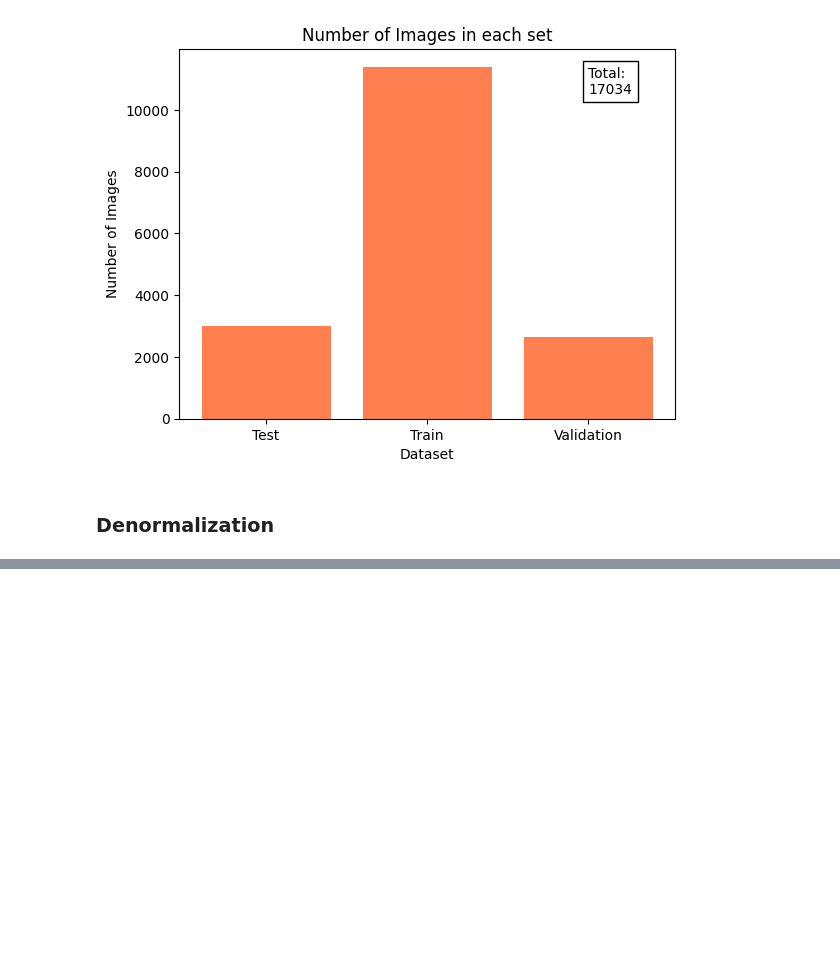
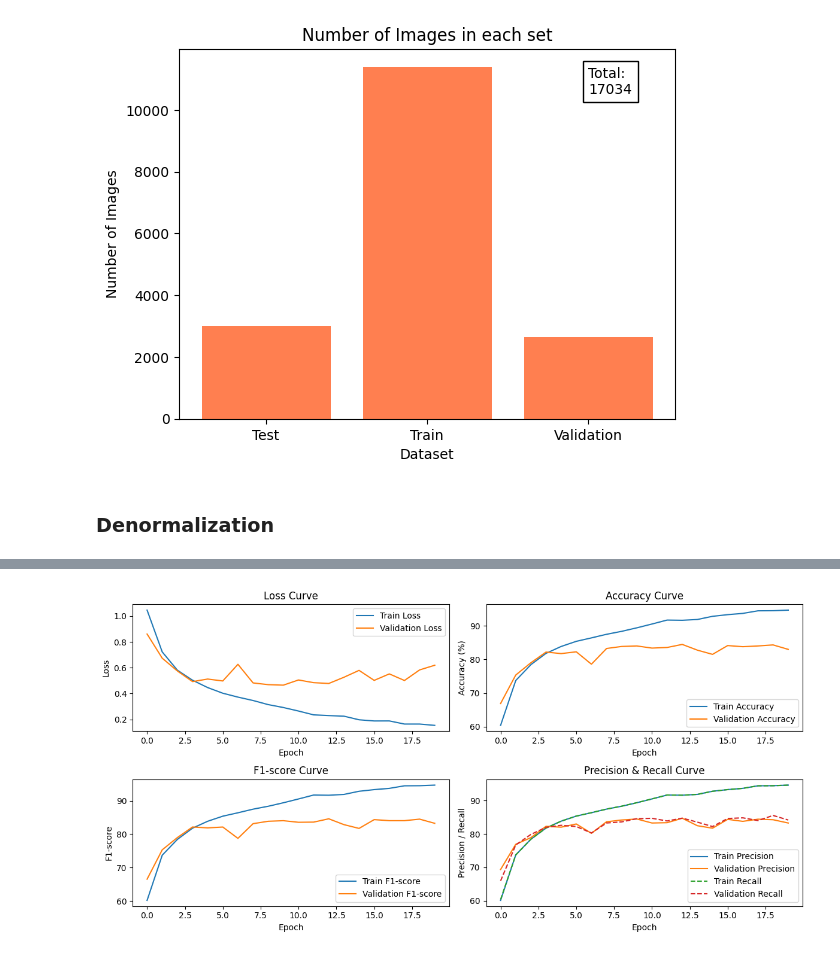
Before and after one commit to yuliastoliaruk/Computer_Vision_NaUKMA, a Jupyter notebook: intel_image_classification.ipynb, the cells around one changed output, grey strips where cells are left out. Cells and saved outputs as stored; diff of their text form; code cells hidden in the pictures; blank space fills up the shorter version.

```diff
--- a/intel_image_classification.ipynb
+++ b/intel_image_classification.ipynb
@@ -197,0 +342,46 @@ plt.show()
+# %%
+def plot_metrics(train_metrics, val_metrics):
+
+
+    plt.figure(figsize=(12, 6))
+
+    plt.subplot(2, 2, 1)
+    plt.plot(train_metrics['losses'], label='Train Loss')
+    plt.plot(val_metrics['losses'], label='Validation Loss')
+    plt.xlabel('Epoch')
+    plt.ylabel('Loss')
+    plt.title('Loss Curve')
+    plt.legend()
+
+    plt.subplot(2, 2, 2)
+    plt.plot(train_metrics['accuracies'], label='Train Accuracy')
+    plt.plot(val_metrics['accuracies'], label='Validation Accuracy')
+    plt.xlabel('Epoch')
+    plt.ylabel('Accuracy (%)')
+    plt.title('Accuracy Curve')
+    plt.legend()
+
+    plt.subplot(2, 2, 3)
+    plt.plot(train_metrics['f1_scores'], label='Train F1-score')
+    plt.plot(val_metrics['f1_scores'], label='Validation F1-score')
+    plt.xlabel('Epoch')
+    plt.ylabel('F1-score')
+    plt.title('F1-score Curve')
+    plt.legend()
+
+    plt.subplot(2, 2, 4)
+    plt.plot(train_metrics['precisions'], label='Train Precision')
+    plt.plot(val_metrics['precisions'], label='Validation Precision')
+    plt.plot(train_metrics['recalls'], label='Train Recall', linestyle='dashed')
+    plt.plot(val_metrics['recalls'], label='Validation Recall', linestyle='dashed')
+    plt.xlabel('Epoch')
+    plt.ylabel('Precision / Recall')
+    plt.title('Precision & Recall Curve')
+    plt.legend()
+
+    plt.tight_layout()
+    return plt
+# %%
+plot_metrics(train_metrics, val_metrics).show()
+# %% [output]
+[figure, added]
```
Also changed, not shown: parts of 10 cells of this notebook.
